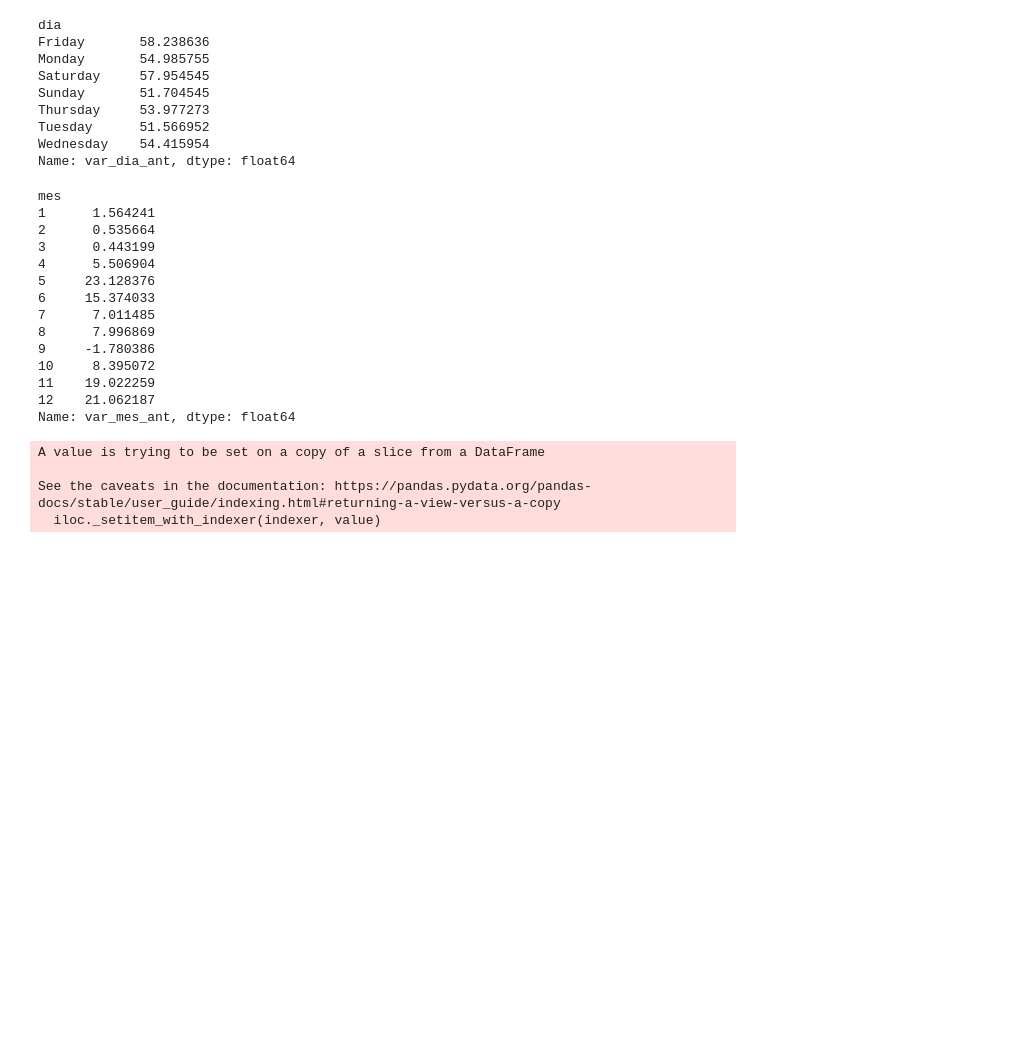
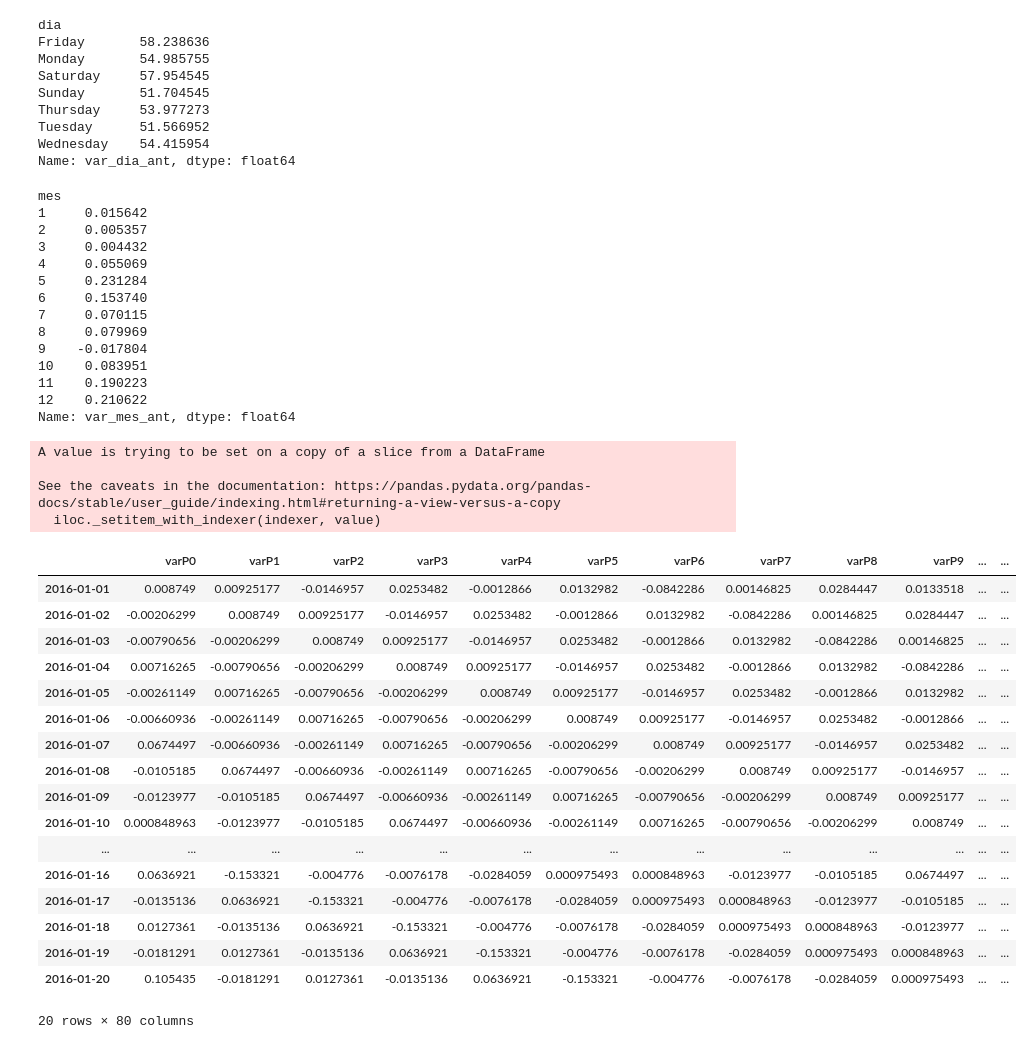
Before and after one commit to jquibla/Crypto_Predictor, a Jupyter notebook: bitcoin_proc_data_gen.ipynb, the cells around one changed output. Saved outputs shown, nothing was run; the diff lists cells and outputs as text; code cells hidden in the pictures; blank space fills up the shorter version.

```diff
--- a/bitcoin_proc_data_gen.ipynb
+++ b/bitcoin_proc_data_gen.ipynb
@@ -46,7 +46,7 @@ btc_hist_m['mes']=btc_hist_m['Date'].dt.month
 btc_hist_m['C_dia_ant'] = btc_hist_m['Close'].shift(1)
 btc_hist_m['C_dia_ant'].loc[[0]]=btc_hist_m['C_dia_ant'][1]
 
-btc_hist_m['var_dia_ant']=100*btc_hist_m['Close']/btc_hist_m['C_dia_ant']-100
+btc_hist_m['var_dia_ant']=btc_hist_m['Close']/btc_hist_m['C_dia_ant']-1
 # %% [output]
 A value is trying to be set on a copy of a slice from a DataFrame
 
@@ -58,14 +58,14 @@ btc_hist_m['C_sem_ant'] = btc_hist_m['Close'].shift(7)
 for i in range(0,7):
     btc_hist_m['C_sem_ant'].loc[[i]]=btc_hist_m['C_sem_ant'][i+7]
 
-btc_hist_m['var_sem_ant']=100*btc_hist_m['Close']/btc_hist_m['C_sem_ant']-100
+btc_hist_m['var_sem_ant']=btc_hist_m['Close']/btc_hist_m['C_sem_ant']-1
 # %%
 btc_hist_m['C_mes_ant'] = btc_hist_m['Close'].shift(30)
 
 for i in range(0,30):
     btc_hist_m['C_mes_ant'].loc[[i]]=btc_hist_m['C_mes_ant'][i+30]
 
-btc_hist_m['var_mes_ant']=100*btc_hist_m['Close']/btc_hist_m['C_mes_ant']-100
+btc_hist_m['var_mes_ant']=btc_hist_m['Close']/btc_hist_m['C_mes_ant']-1
 # %%
 #Parece que hay diferencias importantes entre los días de la semana (los lunes sube mucho más que los domingos)
 btc_hist_m.groupby('dia')['var_dia_ant'].mean()
@@ -101,25 +101,25 @@ Name: var_dia_ant, dtype: float64
 btc_hist_m[btc_hist_m['Date']<'2021-01-01'].groupby('mes')['var_mes_ant'].mean()
 # %% [output]
 mes
-1      1.564241
-2      0.535664
-3      0.443199
-4      5.506904
-5     23.128376
-6     15.374033
-7      7.011485
-8      7.996869
-9     -1.780386
-10     8.395072
-11    19.022259
-12    21.062187
+1     0.015642
+2     0.005357
+3     0.004432
+4     0.055069
+5     0.231284
+6     0.153740
+7     0.070115
+8     0.079969
+9    -0.017804
+10    0.083951
+11    0.190223
+12    0.210622
 Name: var_mes_ant, dtype: float64
 # %%
 #añadimos columnas de variaciones de volumen desde el día antes
 btc_hist_m['V_dia_ant'] = btc_hist_m['Volume'].shift(1)
 btc_hist_m['V_dia_ant'].loc[[0]]=btc_hist_m['V_dia_ant'][1]
 
-btc_hist_m['var_V_dia_ant']=100*btc_hist_m['Volume']/btc_hist_m['V_dia_ant']-100
+btc_hist_m['var_V_dia_ant']=btc_hist_m['Volume']/btc_hist_m['V_dia_ant']-1
 # %% [output]
 A value is trying to be set on a copy of a slice from a DataFrame
 
@@ -165,5 +165,26 @@ for i in range(0,btc_hist_m.shape[0]-1):
         dtemp = dtemp.rename(columns=new_cols)
 
         data_for_use = data_for_use.append(dtemp.rename(columns=new_cols))
+# %%
+data_for_use.head(20)
+# %% [output]
+|  | varP0 | varP1 | varP2 | varP3 | varP4 | varP5 | varP6 | varP7 | varP8 | varP9 | ... | ... |
+| 2016-01-01 | 0.008749 | 0.00925177 | -0.0146957 | 0.0253482 | -0.0012866 | 0.0132982 | -0.0842286 | 0.00146825 | 0.0284447 | 0.0133518 | ... | ... |
+| 2016-01-02 | -0.00206299 | 0.008749 | 0.00925177 | -0.0146957 | 0.0253482 | -0.0012866 | 0.0132982 | -0.0842286 | 0.00146825 | 0.0284447 | ... | ... |
+| 2016-01-03 | -0.00790656 | -0.00206299 | 0.008749 | 0.00925177 | -0.0146957 | 0.0253482 | -0.0012866 | 0.0132982 | -0.0842286 | 0.00146825 | ... | ... |
+| 2016-01-04 | 0.00716265 | -0.00790656 | -0.00206299 | 0.008749 | 0.00925177 | -0.0146957 | 0.0253482 | -0.0012866 | 0.0132982 | -0.0842286 | ... | ... |
+| 2016-01-05 | -0.00261149 | 0.00716265 | -0.00790656 | -0.00206299 | 0.008749 | 0.00925177 | -0.0146957 | 0.0253482 | -0.0012866 | 0.0132982 | ... | ... |
+| 2016-01-06 | -0.00660936 | -0.00261149 | 0.00716265 | -0.00790656 | -0.00206299 | 0.008749 | 0.00925177 | -0.0146957 | 0.0253482 | -0.0012866 | ... | ... |
+| 2016-01-07 | 0.0674497 | -0.00660936 | -0.00261149 | 0.00716265 | -0.00790656 | -0.00206299 | 0.008749 | 0.00925177 | -0.0146957 | 0.0253482 | ... | ... |
+| 2016-01-08 | -0.0105185 | 0.0674497 | -0.00660936 | -0.00261149 | 0.00716265 | -0.00790656 | -0.00206299 | 0.008749 | 0.00925177 | -0.0146957 | ... | ... |
+| 2016-01-09 | -0.0123977 | -0.0105185 | 0.0674497 | -0.00660936 | -0.00261149 | 0.00716265 | -0.00790656 | -0.00206299 | 0.008749 | 0.00925177 | ... | ... |
+| 2016-01-10 | 0.000848963 | -0.0123977 | -0.0105185 | 0.0674497 | -0.00660936 | -0.00261149 | 0.00716265 | -0.00790656 | -0.00206299 | 0.008749 | ... | ... |
+| ... | ... | ... | ... | ... | ... | ... | ... | ... | ... | ... | ... | ... |
+| 2016-01-16 | 0.0636921 | -0.153321 | -0.004776 | -0.0076178 | -0.0284059 | 0.000975493 | 0.000848963 | -0.0123977 | -0.0105185 | 0.0674497 | ... | ... |
+| 2016-01-17 | -0.0135136 | 0.0636921 | -0.153321 | -0.004776 | -0.0076178 | -0.0284059 | 0.000975493 | 0.000848963 | -0.0123977 | -0.0105185 | ... | ... |
+| 2016-01-18 | 0.0127361 | -0.0135136 | 0.0636921 | -0.153321 | -0.004776 | -0.0076178 | -0.0284059 | 0.000975493 | 0.000848963 | -0.0123977 | ... | ... |
+| 2016-01-19 | -0.0181291 | 0.0127361 | -0.0135136 | 0.0636921 | -0.153321 | -0.004776 | -0.0076178 | -0.0284059 | 0.000975493 | 0.000848963 | ... | ... |
+| 2016-01-20 | 0.105435 | -0.0181291 | 0.0127361 | -0.0135136 | 0.0636921 | -0.153321 | -0.004776 | -0.0076178 | -0.0284059 | 0.000975493 | ... | ... |
+20 rows × 80 columns
 # %%
 data_for_use.to_csv('bitcoin_data_for_use_v2.csv')
```
Also changed, not shown: parts of 1 cell of this notebook, 4 other files.
